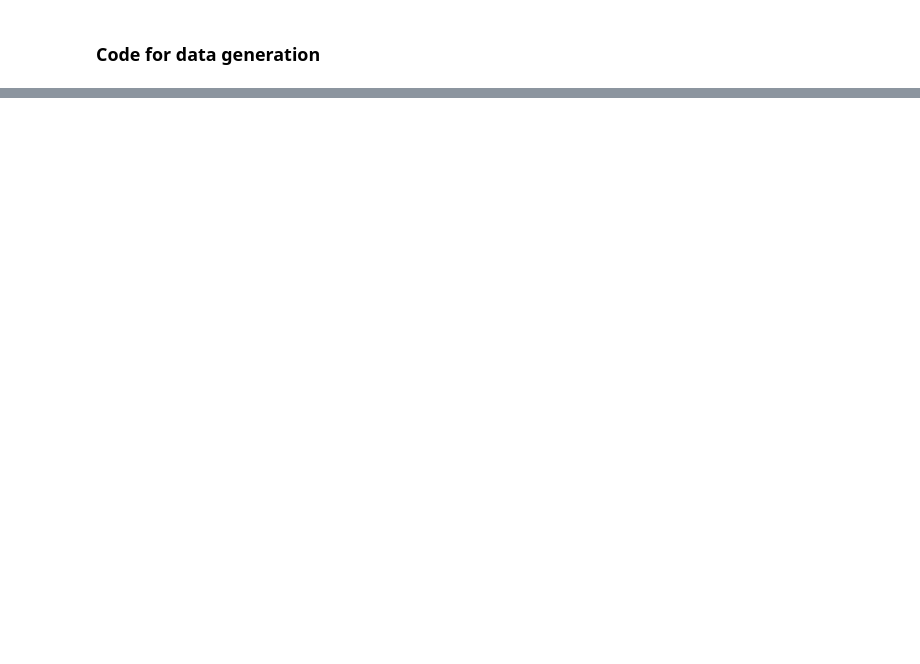
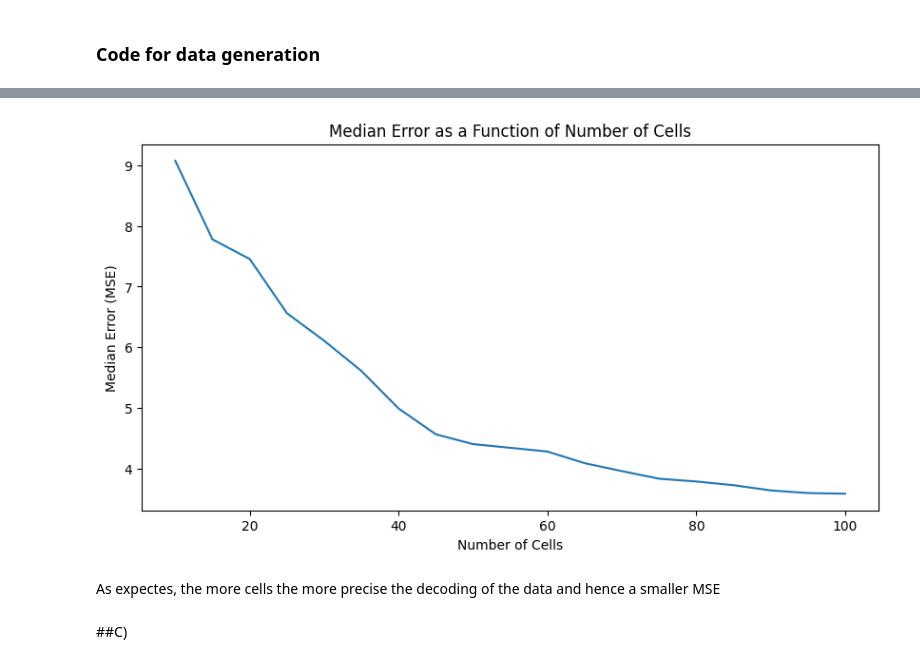
Before and after one commit to xamweil/population-methods, a Jupyter notebook: 01-bayes-decoding/exercises.ipynb, the cells around one changed output, grey strips where cells are left out. Saved outputs shown, nothing was run; the diff lists cells and outputs as text; code cells hidden in the pictures; blank space fills up the shorter version.

Commit message:
bayes-decoding Full exercises

```diff
--- a/01-bayes-decoding/exercises.ipynb
+++ b/01-bayes-decoding/exercises.ipynb
@@ -120,0 +232,30 @@ with open('data/'+file_name,'wb') as f:
+# %%
+
+
+# Calculate MSE for different sample sizes of cells
+nr_cells = np.arange(10, 101, 5)
+mse_list = []
+
+for n_cells in nr_cells:
+    # Decode the position using n_cells
+    x_decoded = decode_position(n_cells, spikes, true_firing_rate_maps, fps, true_x, t)
+
+    # Sample the true and decoded positions
+
+
+    # Calculate MSE
+    mse = np.sqrt((np.array(true_x) - np.array(x_decoded)) ** 2)
+    mse_list.append(np.nanmedian(mse))
+
+# Plot the median MSE as a function of the number of cells
+plt.plot(nr_cells, mse_list)
+plt.xlabel("Number of Cells")
+plt.ylabel("Median Error (MSE)")
+plt.title("Median Error as a Function of Number of Cells")
+plt.show()
+# %% [output]
+[figure, added]
+# %% [markdown]
+As expectes, the more cells the more precise the decoding of the data and hence a smaller MSE
+# %% [markdown]
+##C)
```
Also changed, not shown: parts of 37 cells of this notebook.
